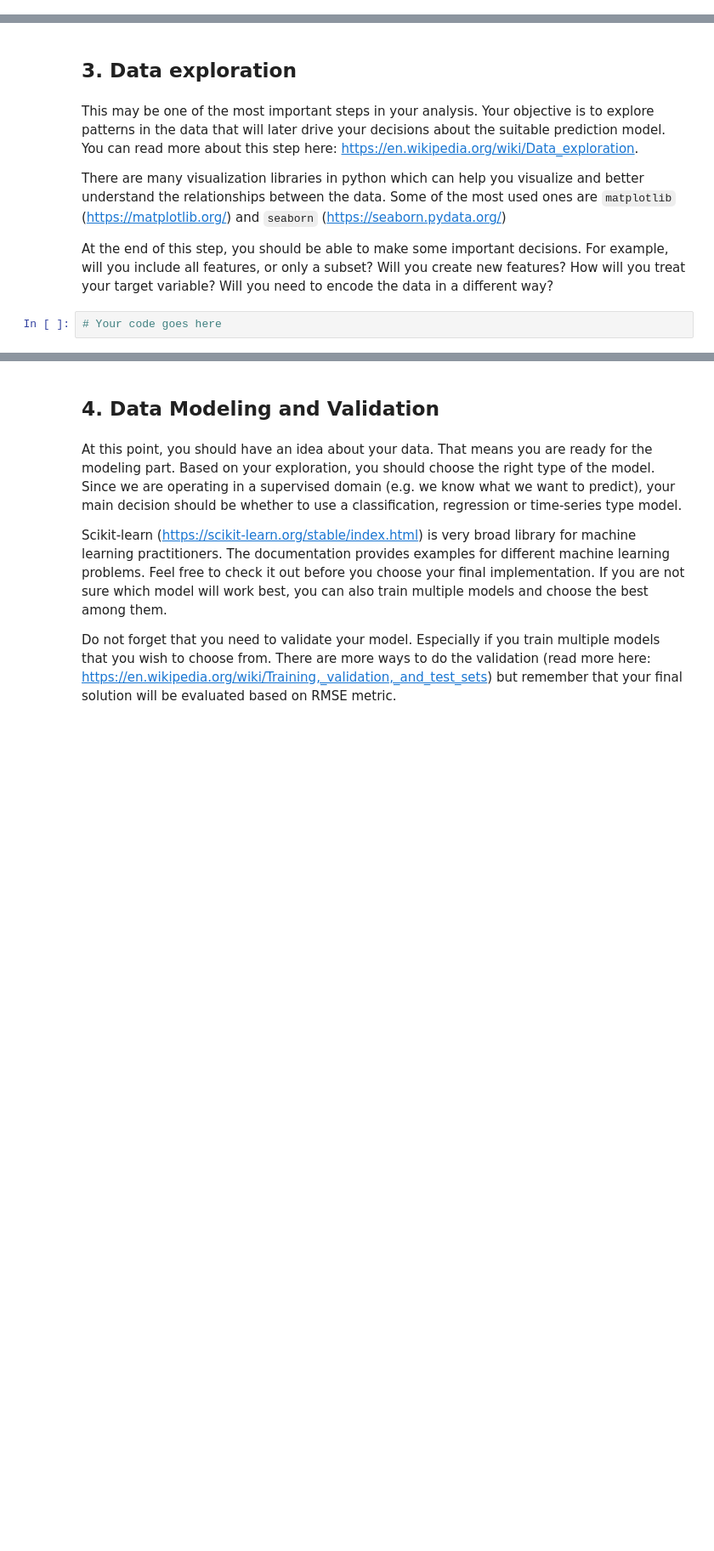
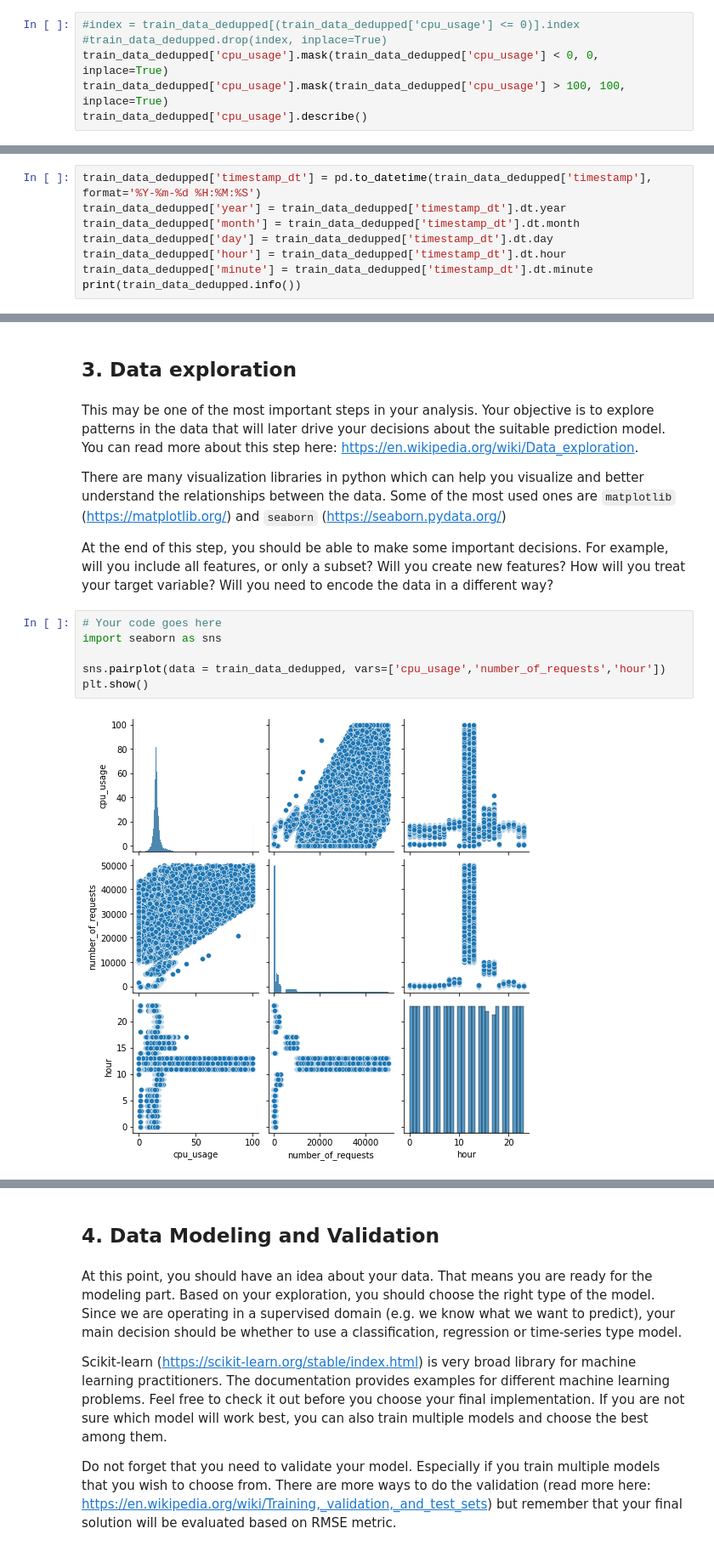
Before and after one commit to natasa-plulikova/interns_day, a Jupyter notebook: Starter_notebook.ipynb, the cells around one changed output, grey strips where cells are left out. Shown at 85% size. Cells and saved outputs as stored; diff of their text form; blank space fills up the shorter version.

```diff
--- a/Starter_notebook.ipynb
+++ b/Starter_notebook.ipynb
@@ -86,0 +206,6 @@ In this step you want to make sure that the data that you work with is loaded co
+# %%
+#index = train_data_dedupped[(train_data_dedupped['cpu_usage'] <= 0)].index
+#train_data_dedupped.drop(index, inplace=True)
+train_data_dedupped['cpu_usage'].mask(train_data_dedupped['cpu_usage'] < 0, 0, inplace=True)
+train_data_dedupped['cpu_usage'].mask(train_data_dedupped['cpu_usage'] > 100, 100, inplace=True)
+train_data_dedupped['cpu_usage'].describe()
@@ -86,0 +222,8 @@ In this step you want to make sure that the data that you work with is loaded co
+# %%
+train_data_dedupped['timestamp_dt'] = pd.to_datetime(train_data_dedupped['timestamp'], format='%Y-%m-%d %H:%M:%S')
+train_data_dedupped['year'] = train_data_dedupped['timestamp_dt'].dt.year
+train_data_dedupped['month'] = train_data_dedupped['timestamp_dt'].dt.month
+train_data_dedupped['day'] = train_data_dedupped['timestamp_dt'].dt.day
+train_data_dedupped['hour'] = train_data_dedupped['timestamp_dt'].dt.hour
+train_data_dedupped['minute'] = train_data_dedupped['timestamp_dt'].dt.minute
+print(train_data_dedupped.info())
@@ -94,3 +268,9 @@ There are many visualization libraries in python which can help you visualize an
 At the end of this step, you should be able to make some important decisions. For example, will you include all features, or only a subset? Will you create new features? How will you treat your target variable? Will you need to encode the data in a different way?
 # %%
 # Your code goes here
+import seaborn as sns
+
+sns.pairplot(data = train_data_dedupped, vars=['cpu_usage','number_of_requests','hour'])
+plt.show()
+# %% [output]
+[figure, added]
```
Also changed, not shown: parts of 35 cells of this notebook, 1 other file.
